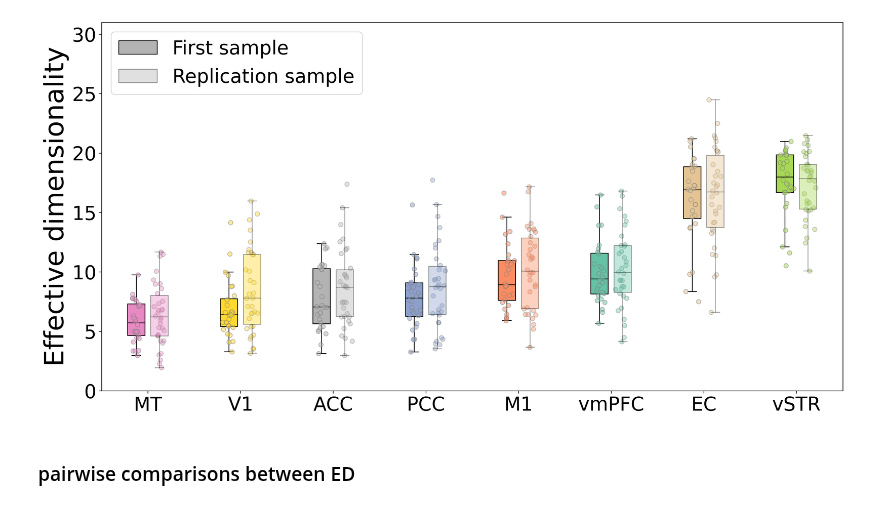
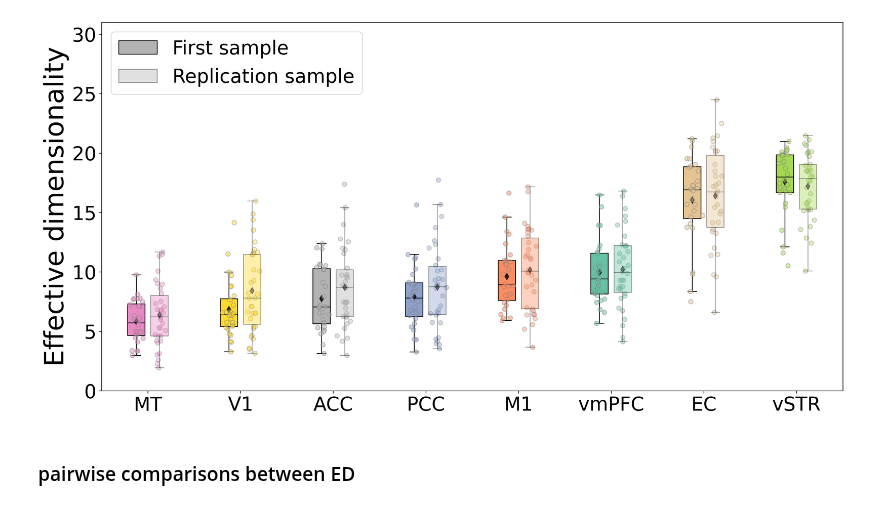
Before and after one commit to asafmm/neuro_decoy_effect, a Jupyter notebook: code/mri/fig4_rep_geometry.ipynb, the cells around one changed output. Saved outputs shown, nothing was run; the diff lists cells and outputs as text; code cells hidden in the pictures.

```diff
--- a/code/mri/fig4_rep_geometry.ipynb
+++ b/code/mri/fig4_rep_geometry.ipynb
@@ -90,42 +90,46 @@ plt.figure(figsize=(18, 9), dpi=300)
 boxplot_positions = np.arange(0, 32, 4)
 first_boxplot = plt.boxplot(first_roi_effective, positions=boxplot_positions-nudge_magnitude,
                             widths=box_width, patch_artist=True, showfliers=False,
+                            showmeans=True,
+                            meanprops={'marker': 'd', 'color':'black', 'alpha':0.8, 'markerfacecolor':'black', 'markeredgecolor':'black'},
                             medianprops={'color':'black'}, zorder=-1)
 replication_boxplot = plt.boxplot(replication_roi_effective, positions=boxplot_positions+nudge_magnitude,
                                   widths=box_width, patch_artist=True, showfliers=False,
+                                  showmeans=True,
+                                  meanprops={'marker': 'd', 'color':'black', 'alpha':0.4, 'markerfacecolor':'black', 'markeredgecolor':'black'},
                                   medianprops={'color':'black', 'alpha':0.4},
                                   boxprops={'alpha':0.4},
                                   whiskerprops={'alpha':0.4},
                                   capprops={'alpha':0.4},
                                   flierprops={'alpha':0.4})
 plt.ylabel('Effective dimensionality', fontsize=label_size)
 _ = plt.xticks(boxplot_positions, first_roi_effective.columns, fontsize=tick_size)
 plt.yticks(fontsize=tick_size)
 
 for patch_first, patch_replication, color in zip(first_boxplot['boxes'], replication_boxplot['boxes'], bar_colors):
     patch_first.set_facecolor(color)
     patch_replication.set_facecolor(color)
 
 scattered_plot_std = 0.12
 i = 0
 for _, row in first_roi_effective.T.iterrows():
     scattered_positions = [np.random.normal(0, scattered_plot_std) for j in range(len(row))]
     plt.scatter(boxplot_positions[i] - nudge_magnitude + scattered_positions, row, alpha=0.5, color=bar_colors[i], edgecolors='grey')
     i += 1
 
 i = 0
 for _, row in replication_roi_effective.T.iterrows():
     scattered_positions = [np.random.normal(0, scattered_plot_std) for j in range(len(row))]
     plt.scatter(boxplot_positions[i] + nudge_magnitude + scattered_positions, row, alpha=0.4, color=bar_colors[i], edgecolors='grey')
     i += 1
 
 plt.legend( handles=[first_boxplot['boxes'][2], replication_boxplot['boxes'][2]],
             labels=['First sample', 'Replication sample'], loc='upper left', fontsize=tick_size)
 plt.ylim([0, 31])
 plt.xlim([boxplot_positions[0]-2, boxplot_positions[-1]+2])
 plt.savefig('../../results/figs/fig4/ED.png', bbox_inches='tight')
 # %% [output]
-[figure, old version]
+[figure, new version]
 # %% [markdown]
 ### pairwise comparisons between ED
 # %%
```
Also changed, not shown: 1 other file.
